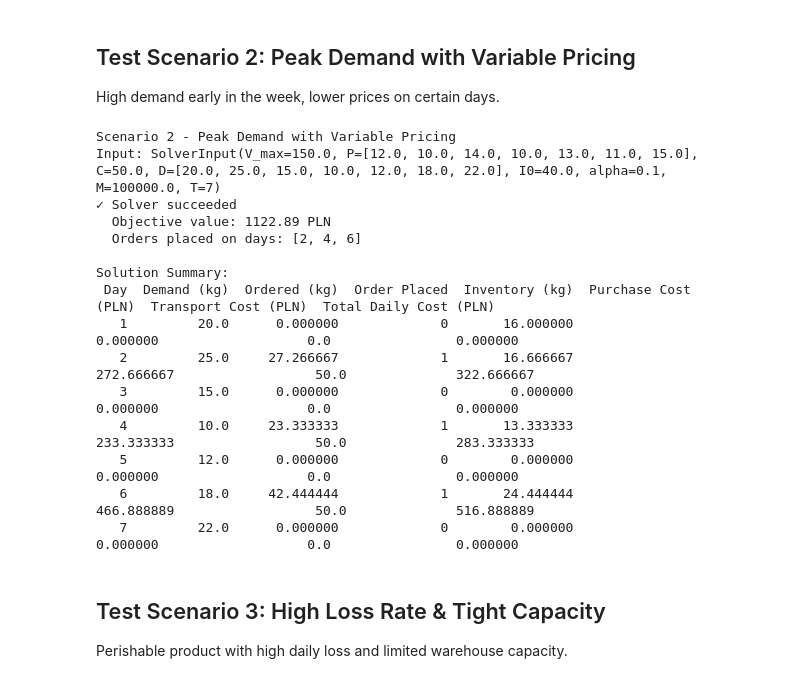
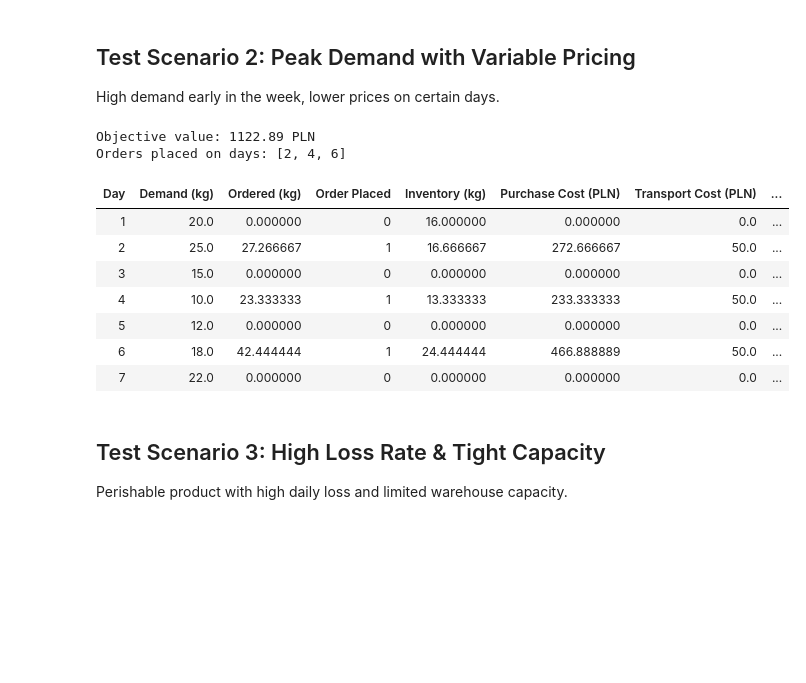
Before and after one commit to SNURTEL/25z-zbop-projekt, a Jupyter notebook: code/back/api/test_solver.ipynb, the cells around one changed output. Cells and saved outputs as stored; diff of their text form; code cells hidden in the pictures; blank space fills up the shorter version.

```diff
--- a/code/back/api/test_solver.ipynb
+++ b/code/back/api/test_solver.ipynb
@@ -151,56 +150,36 @@ High demand early in the week, lower prices on certain days.
 # %%
 # Scenario 2: Peak demand with variable pricing
 scenario_2 = {
-    "name": "Peak Demand",
     "V_max": 150.0,  # kg
     "P": [12.0, 10.0, 14.0, 10.0, 13.0, 11.0, 15.0],  # Variable pricing (PLN/kg)
     "C": 50.0,  # PLN
     "D": [20.0, 25.0, 15.0, 10.0, 12.0, 18.0, 22.0],  # Variable demand
     "I0": 40.0,  # kg initial stock
     "alpha": 0.1,
-    "M": 1e5,
     "T": 7
 }
 
-inp2 = SolverInput(
-    V_max=scenario_2["V_max"],
-    P=scenario_2["P"],
-    C=scenario_2["C"],
-    D=scenario_2["D"],
-    I0=scenario_2["I0"],
-    alpha=scenario_2["alpha"],
-    M=scenario_2["M"],
-    T=scenario_2["T"]
-)
-
-print("Scenario 2 - Peak Demand with Variable Pricing")
-print(f"Input: {inp2}")
+inp2 = SolverInput(**scenario_2)
 
 try:
     sol2 = solve(inp2)
     df2 = solution_to_dataframe(sol2, inp2)
-    print(f"✓ Solver succeeded")
-    print(f"  Objective value: {sol2.objective_value:.2f} PLN")
-    print(f"  Orders placed on days: {[i+1 for i, y in enumerate(sol2.y) if y == 1]}")
-    print("\nSolution Summary:")
-    print(df2.to_string(index=False))
-except Exception as e:
-    print(f"✗ Solver failed: {e}")
+    print(f"Objective value: {sol2.objective_value:.2f} PLN")
+    print(f"Orders placed on days: {[i+1 for i, y in enumerate(sol2.y) if y == 1]}")
+    display(HTML(df2.to_html(index=False)))
+    plot_scenario("Scenario 2: Peak Demand", sol2, inp2, df2)
+except SolverFail as e:
+    print(f"Solver failed: {e}")
     sol2 = None
     df2 = None
 # %% [output]
-Scenario 2 - Peak Demand with Variable Pricing
-Input: SolverInput(V_max=150.0, P=[12.0, 10.0, 14.0, 10.0, 13.0, 11.0, 15.0], C=50.0, D=[20.0, 25.0, 15.0, 10.0, 12.0, 18.0, 22.0], I0=40.0, alpha=0.1, M=100000.0, T=7)
-✓ Solver succeeded
-  Objective value: 1122.89 PLN
-  Orders placed on days: [2, 4, 6]
-
-Solution Summary:
- Day  Demand (kg)  Ordered (kg)  Order Placed  Inventory (kg)  Purchase Cost (PLN)  Transport Cost (PLN)  Total Daily Cost (PLN)
-   1         20.0      0.000000             0       16.000000             0.000000                   0.0                0.000000
-   2         25.0     27.266667             1       16.666667           272.666667                  50.0              322.666667
-   3         15.0      0.000000             0        0.000000             0.000000                   0.0                0.000000
-   4         10.0     23.333333             1       13.333333           233.333333                  50.0              283.333333
-   5         12.0      0.000000             0        0.000000             0.000000                   0.0                0.000000
-   6         18.0     42.444444             1       24.444444           466.888889                  50.0              516.888889
-   7         22.0      0.000000             0        0.000000             0.000000                   0.0                0.000000
+Objective value: 1122.89 PLN
+Orders placed on days: [2, 4, 6]
+| Day | Demand (kg) | Ordered (kg) | Order Placed | Inventory (kg) | Purchase Cost (PLN) | Transport Cost (PLN) | ... |
+| 1 | 20.0 | 0.000000 | 0 | 16.000000 | 0.000000 | 0.0 | ... |
+| 2 | 25.0 | 27.266667 | 1 | 16.666667 | 272.666667 | 50.0 | ... |
+| 3 | 15.0 | 0.000000 | 0 | 0.000000 | 0.000000 | 0.0 | ... |
+| 4 | 10.0 | 23.333333 | 1 | 13.333333 | 233.333333 | 50.0 | ... |
+| 5 | 12.0 | 0.000000 | 0 | 0.000000 | 0.000000 | 0.0 | ... |
+| 6 | 18.0 | 42.444444 | 1 | 24.444444 | 466.888889 | 50.0 | ... |
+| 7 | 22.0 | 0.000000 | 0 | 0.000000 | 0.000000 | 0.0 | ... |
```
Also changed, not shown: parts of 33 cells of this notebook, 3 other files.
